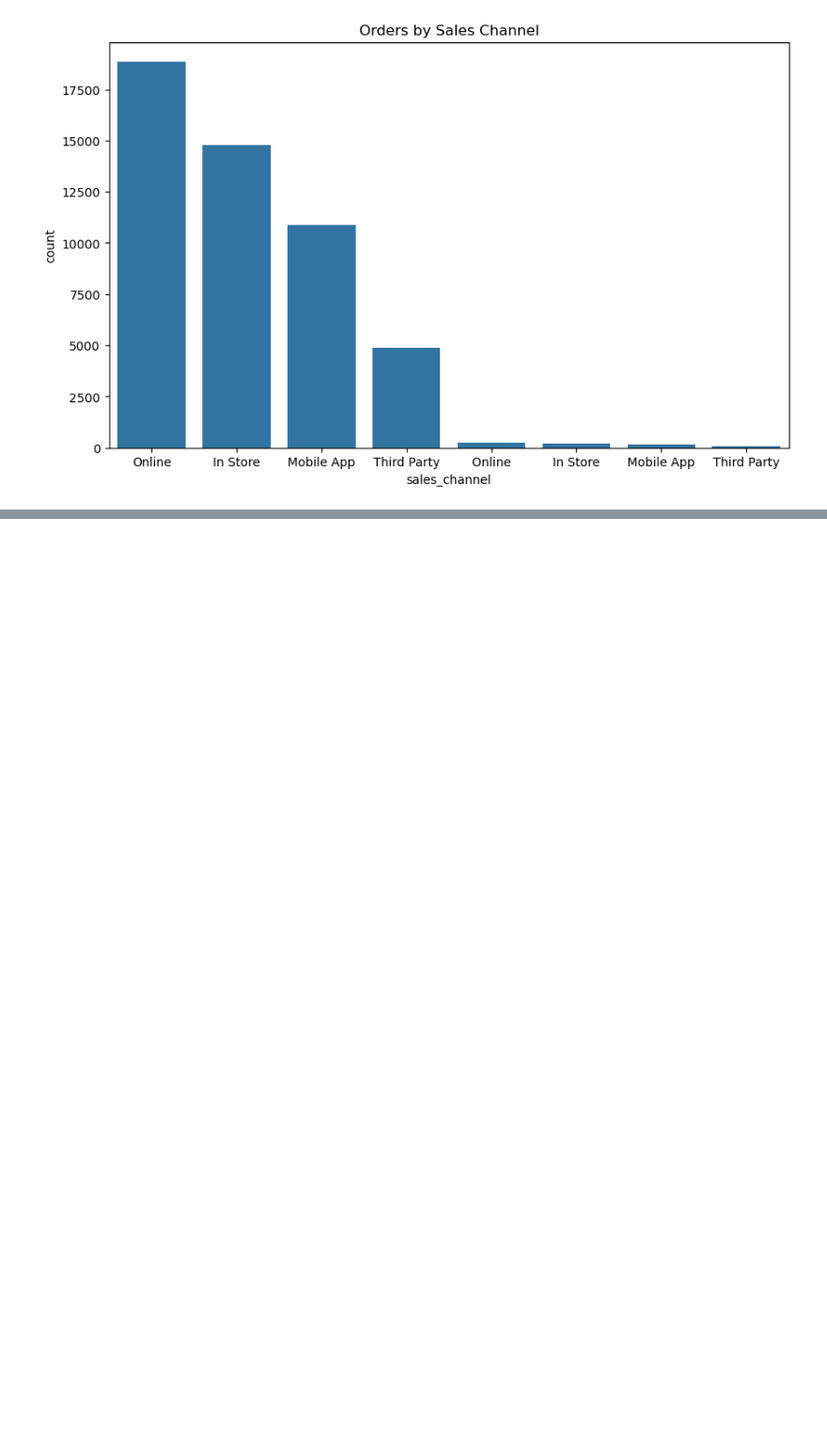
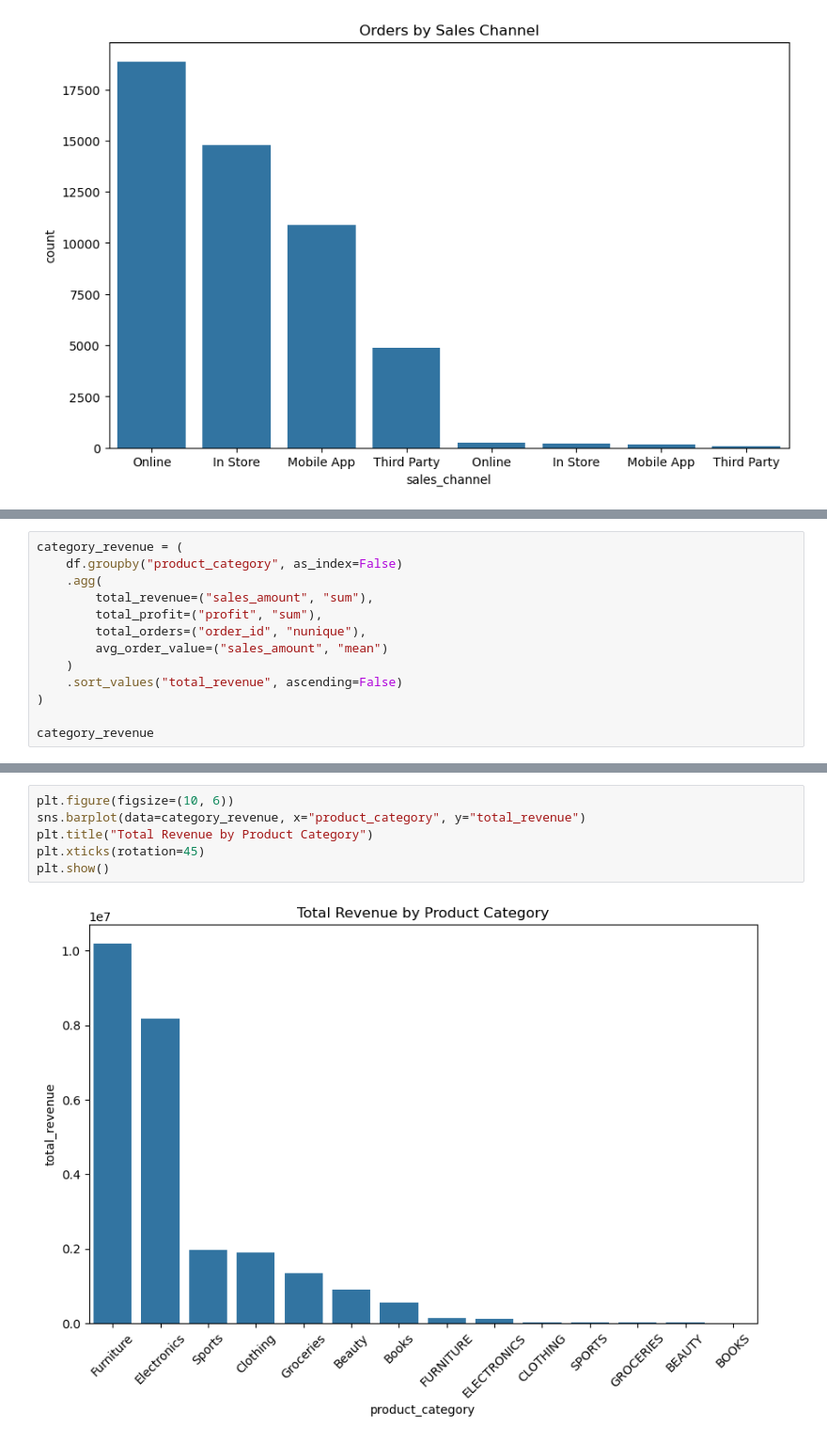
Before and after one commit to profshai/python-data-science, a Jupyter notebook: 05_end-to-end_eda/eda.ipynb, the cells around one changed output, grey strips where cells are left out. Shown at 94% size. Saved outputs shown, nothing was run; the diff lists cells and outputs as text; blank space fills up the shorter version.

```diff
--- a/05_end-to-end_eda/eda.ipynb
+++ b/05_end-to-end_eda/eda.ipynb
@@ -403,0 +406,13 @@ plt.show()
+# %%
+category_revenue = (
+    df.groupby("product_category", as_index=False)
+    .agg(
+        total_revenue=("sales_amount", "sum"),
+        total_profit=("profit", "sum"),
+        total_orders=("order_id", "nunique"),
+        avg_order_value=("sales_amount", "mean")
+    )
+    .sort_values("total_revenue", ascending=False)
+)
+
+category_revenue
@@ -403,0 +435,8 @@ plt.show()
+# %%
+plt.figure(figsize=(10, 6))
+sns.barplot(data=category_revenue, x="product_category", y="total_revenue")
+plt.title("Total Revenue by Product Category")
+plt.xticks(rotation=45)
+plt.show()
+# %% [output]
+[figure, added]
```
Also changed, not shown: parts of 3 cells of this notebook.
